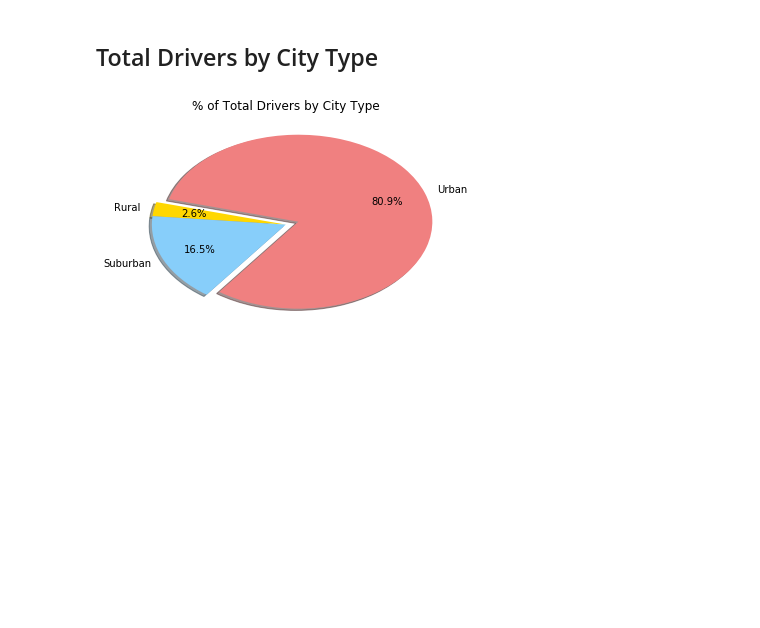
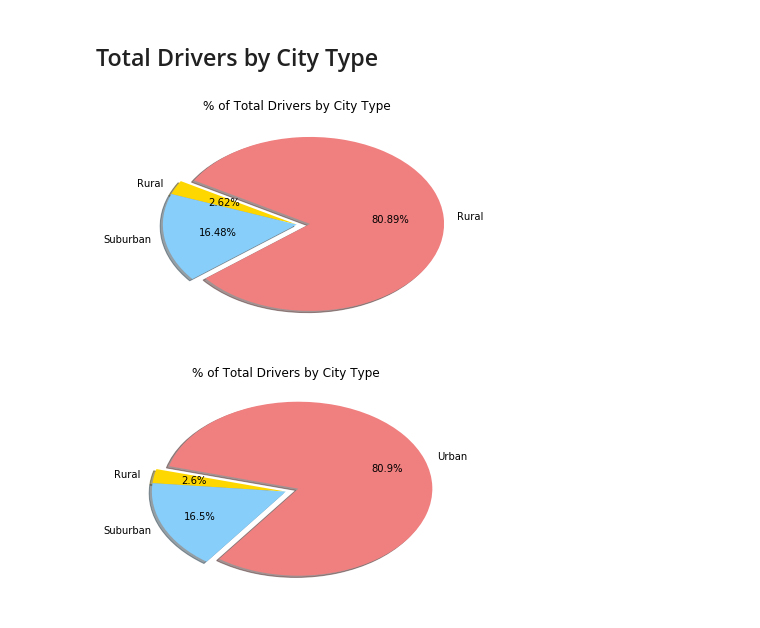
Before and after one commit to aaronhwoo/pyberhw, a Jupyter notebook: pyber_starter.ipynb, the cells around one changed output. Cells and saved outputs as stored; diff of their text form; code cells hidden in the pictures; blank space fills up the shorter version.

```diff
--- a/pyber_starter.ipynb
+++ b/pyber_starter.ipynb
@@ -94,3 +180,27 @@ plt.show()
+# %%
+# Calculate Driver Percents
+driver_pie = city_data_pd[["driver_count","type"]]
+total_drivers = driver_pie["driver_count"].sum()
+driver_pie = driver_pie.groupby(["type"])
+driver_pie = driver_pie.sum()
+driver_pie["percentage"] = driver_pie["driver_count"] / total_drivers * 100
+driver_pie
+# Build Pie Charts
+
+labels = ["Rural", "Suburban", "Rural"]
+sizes = driver_pie["percentage"]
+colors = ["gold", "lightskyblue", "lightcoral"]
+explode = (0, 0, .1)
+
+plt.pie(sizes, explode=explode, labels=labels, colors=colors, autopct="%1.2f%%", shadow=True, startangle=150)
+plt.title("% of Total Drivers by City Type")
+
+
+# Save Figure
+
+plt.savefig("percenttotaldrivers.png")
+# %% [output]
+[figure, added]
 # %%
 # Show Figure
 plt.show()
```
Also changed, not shown: parts of 8 cells of this notebook.
